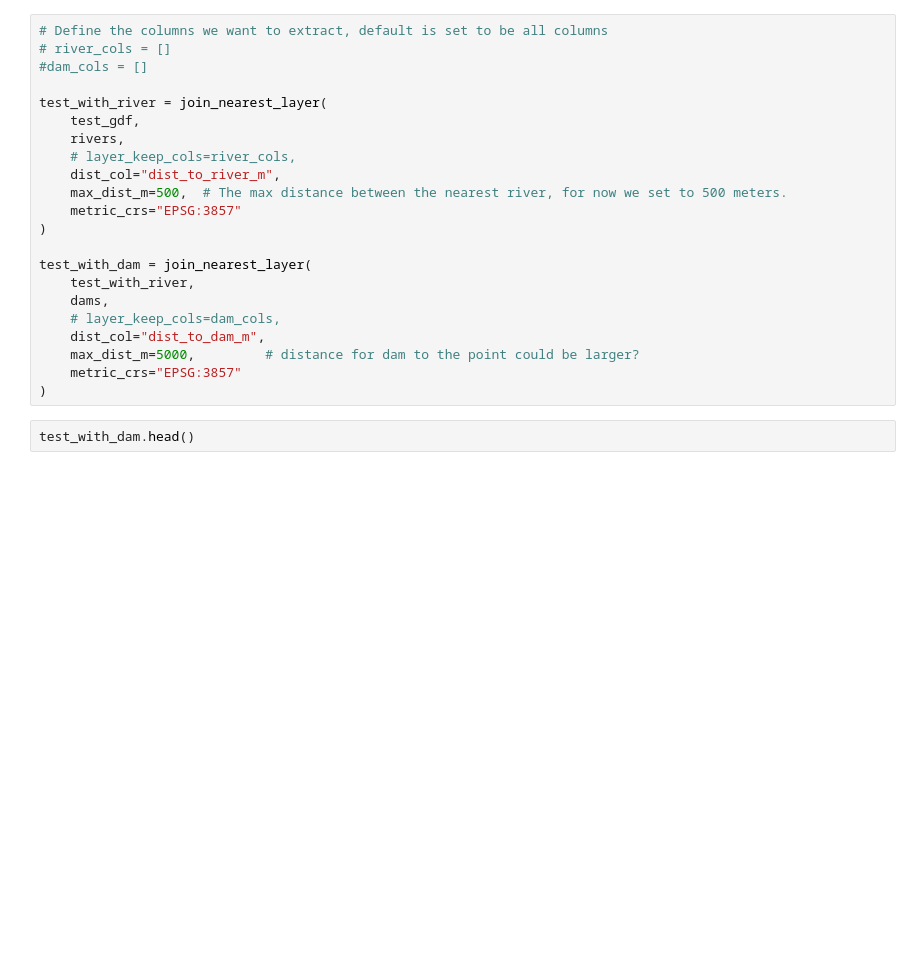
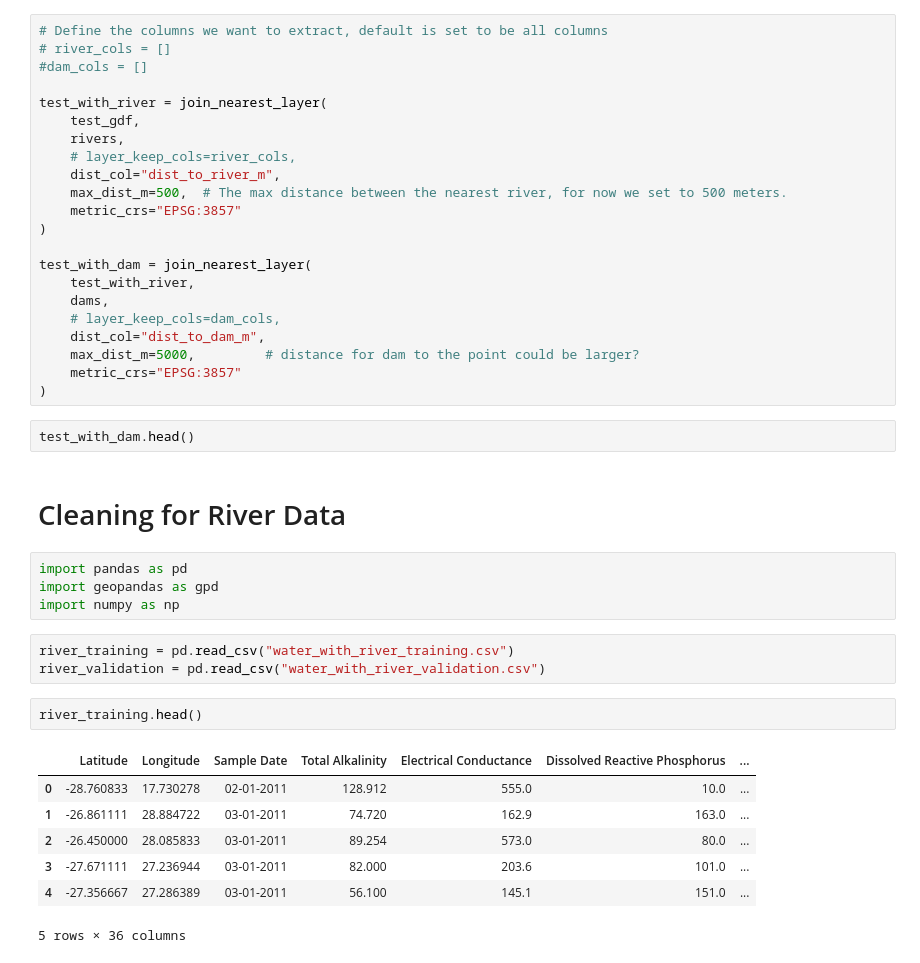
Before and after one commit to jhuangbp/EY-AI-and-Data-Challenge, a Jupyter notebook: river_dam.ipynb, the cells around one changed output. Saved outputs shown, nothing was run; the diff lists cells and outputs as text; blank space fills up the shorter version.

```diff
--- a/river_dam.ipynb
+++ b/river_dam.ipynb
@@ -300,3 +300,22 @@ test_with_dam = join_nearest_layer(
 )
 # %%
 test_with_dam.head()
+# %% [markdown]
+# Cleaning for River Data
+# %%
+import pandas as pd
+import geopandas as gpd
+import numpy as np
+# %%
+river_training = pd.read_csv("water_with_river_training.csv")
+river_validation = pd.read_csv("water_with_river_validation.csv")
+# %%
+river_training.head()
+# %% [output]
+|  | Latitude | Longitude | Sample Date | Total Alkalinity | Electrical Conductance | Dissolved Reactive Phosphorus | ... |
+| 0 | -28.760833 | 17.730278 | 02-01-2011 | 128.912 | 555.0 | 10.0 | ... |
+| 1 | -26.861111 | 28.884722 | 03-01-2011 | 74.720 | 162.9 | 163.0 | ... |
+| 2 | -26.450000 | 28.085833 | 03-01-2011 | 89.254 | 573.0 | 80.0 | ... |
+| 3 | -27.671111 | 27.236944 | 03-01-2011 | 82.000 | 203.6 | 101.0 | ... |
+| 4 | -27.356667 | 27.286389 | 03-01-2011 | 56.100 | 145.1 | 151.0 | ... |
+5 rows × 36 columns
```
Also changed, not shown: parts of 42 cells of this notebook, 2 other files.
